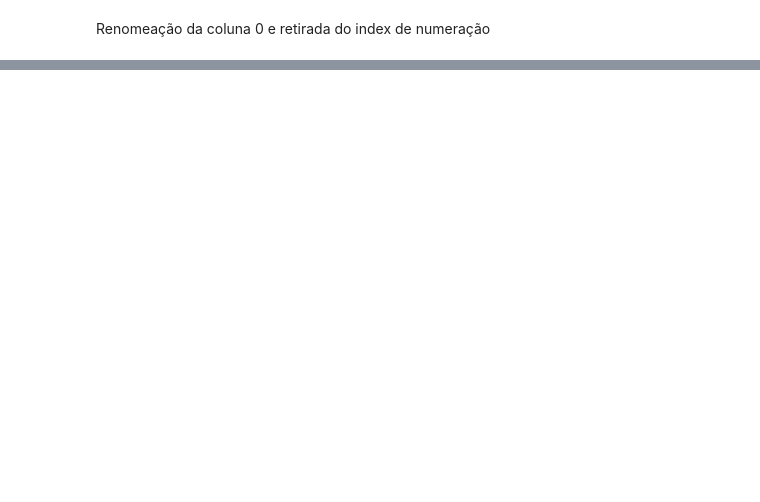
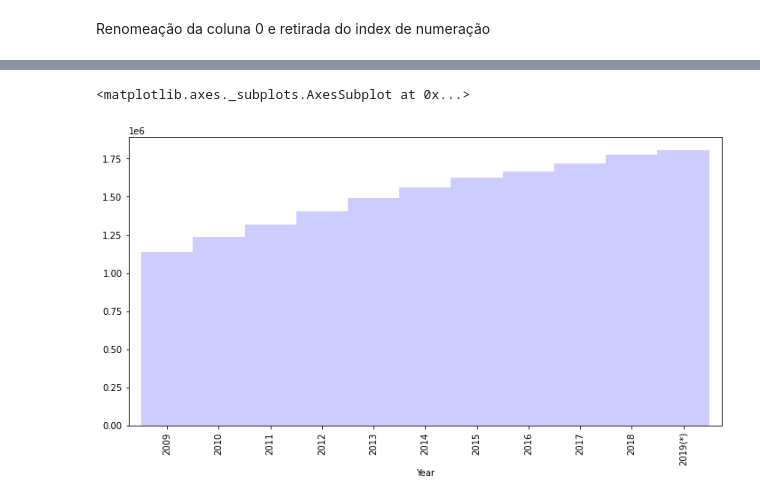
Before and after one commit to Toskosz/Bras-lia-s-car-fleet, a Jupyter notebook: Brasília's_car_fleet.ipynb, the cells around one changed output, grey strips where cells are left out. Cells and saved outputs as stored; diff of their text form; code cells hidden in the pictures; blank space fills up the shorter version.

```diff
--- a/Brasília's_car_fleet.ipynb
+++ b/Brasília's_car_fleet.ipynb
@@ -138,0 +266,9 @@ data
+# %%
+columns = []
+for col in data.columns:
+    columns.append(col)
+a = []
+for x in range(0, len(columns)-1):
+    a.append(columns[x+1])
+a.append(columns[0])
+a
@@ -138,0 +286,3 @@ data
+# %%
+data = data.T
+data
@@ -138,0 +302,4 @@ data
+# %%
+teste = data.reindex(a, copy=False)
+data = teste
+data
@@ -138,0 +321,3 @@ data
+# %%
+data_transposed = data.T
+data_transposed
@@ -138,0 +338,5 @@ data
+# %%
+data_transposed['Total Fleet'].plot.bar(width=1, color='blue', alpha=0.2, figsize=(12,6))
+# %% [output]
+<matplotlib.axes._subplots.AxesSubplot at 0x...>
+[figure, added]
```
Also changed, not shown: parts of 23 cells of this notebook, 2 other files.
